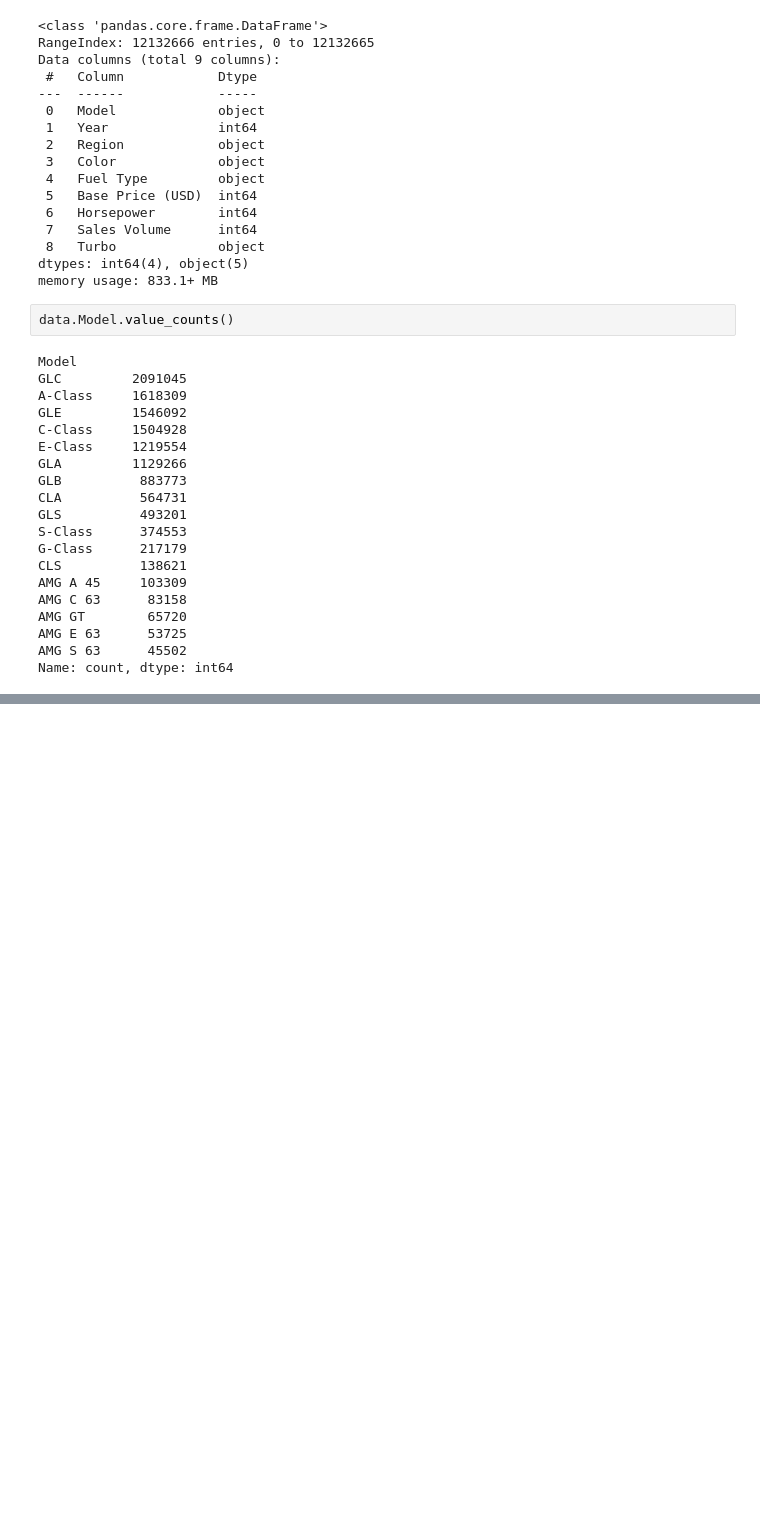
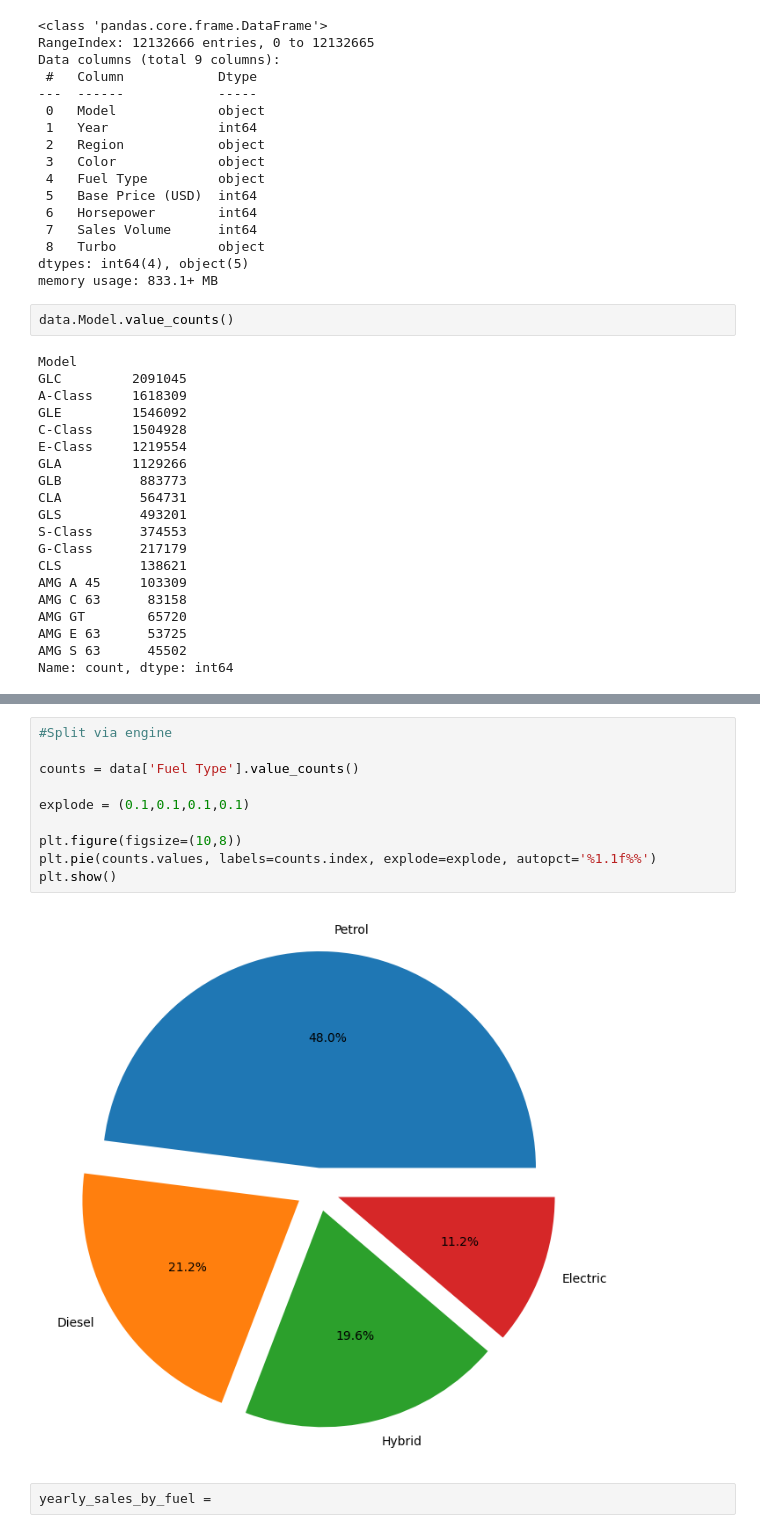
Before and after one commit to Szafranerio/Data_InDepth, a Jupyter notebook: Pandas/Practice/Car_Sales.ipynb, the cells around one changed output, grey strips where cells are left out. Cells and saved outputs as stored; diff of their text form; blank space fills up the shorter version.

```diff
--- a/Pandas/Practice/Car_Sales.ipynb
+++ b/Pandas/Practice/Car_Sales.ipynb
@@ -73,0 +128,14 @@ sns.countplot(data, x='Model')
+# %%
+#Split via engine
+
+counts = data['Fuel Type'].value_counts()
+
+explode = (0.1,0.1,0.1,0.1)
+
+plt.figure(figsize=(10,8))
+plt.pie(counts.values, labels=counts.index, explode=explode, autopct='%1.1f%%')
+plt.show()
+# %% [output]
+[figure, added]
+# %%
+yearly_sales_by_fuel =
```
Also changed, not shown: parts of 4 cells of this notebook.
